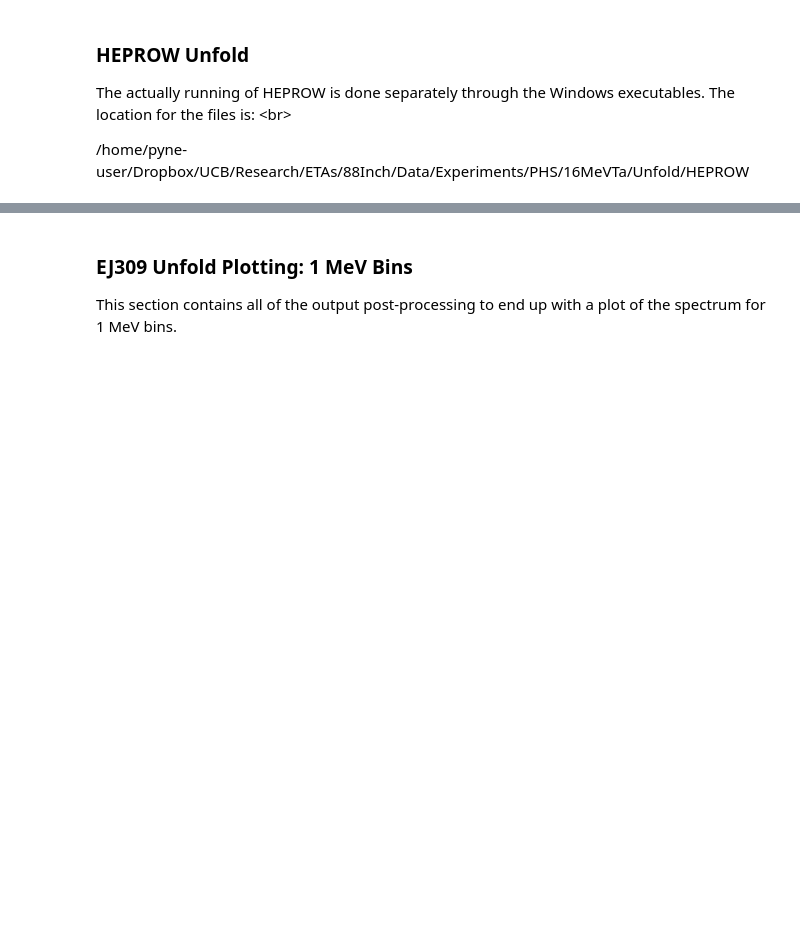
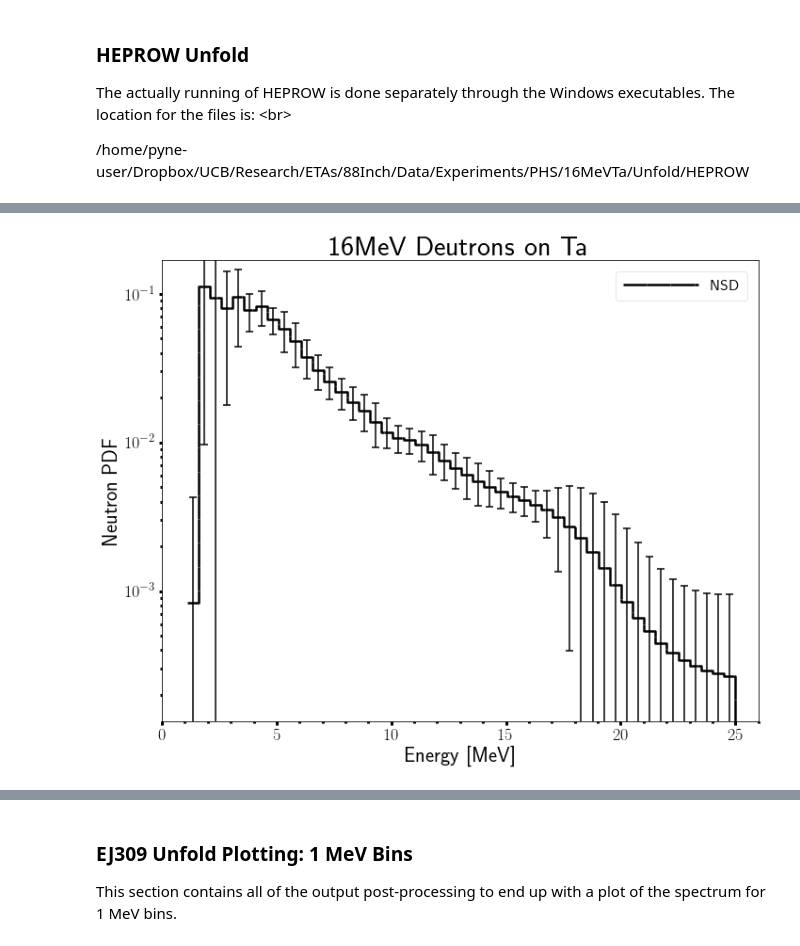
Before and after one commit to 2lambda123/88_Data, a Jupyter notebook: Experiments/PHS/16MeVTa/16MeVTa.ipynb, the cells around one changed output, grey strips where cells are left out. Drawn from its saved outputs; the diff is of its cells as text; code cells hidden in the pictures; blank space fills up the shorter version.

Commit message:
Added 0.5 MeV Unfold to the notebook

```diff
--- a/Experiments/PHS/16MeVTa/16MeVTa.ipynb
+++ b/Experiments/PHS/16MeVTa/16MeVTa.ipynb
@@ -1100,0 +1284,31 @@ For 1 MeV Mik file:
+# %%
+# Read in NSD Unfolding Algorithm,  calculate pdf and uncertainty, and normalize
+nsdData = pd.read_table(nsdPath+nsdName, delim_whitespace=True,
+                             names=['midE', 'absFlux','absSigma'])
+nsdData['pdfFlux']=normAUBC(nsdData['absFlux'])
+nsdData['pdfSigma'] = nsdData['absSigma']/nsdData['absFlux']*nsdData['pdfFlux']
+nsdData['normFlux'] = nsdData['absFlux'] / norm.currentIntegrator \
+                      / norm.solidAngle / (1-norm.deadTime)
+nsdData['normSigma'] = nsdData['absSigma']  / norm.currentIntegrator \
+                        / norm.solidAngle / (1-norm.deadTime)
+
+# Build pdf histogram object
+nsdHisto=Histogram()
+nsdHisto.build_histo(nsdData['midE'].tolist(),nsdData['pdfFlux'].tolist(),
+                    uncert=nsdData['pdfSigma'].tolist(), edgeLoc=nsdBinBounds, name='NSD')
+nsdHisto.plot(logY=True, title='16MeV Deutrons on Ta', xLabel='Energy [MeV]',
+                 yLabel='Neutron PDF')
+
+# Build norm histogram object
+nsdNormHisto = Histogram()
+nsdNormHisto.build_histo(nsdData['midE'].tolist(), nsdData['normFlux'].tolist(),
+                       uncert=nsdData['normSigma'].tolist(), edgeLoc=nsdBinBounds,
+                       name='NSD')
+
+# Build error histogram object
+nsdErrorHisto = Histogram()
+nsdErrorHisto.build_histo(nsdData['midE'].tolist(),
+                         nsdData['pdfSigma']/nsdData['pdfFlux'].tolist(),
+                         edgeLoc=heprowBinBounds, name='NSD Errors')
+# %% [output]
+[figure, added]
```
Also changed, not shown: parts of 18 cells of this notebook, 23 other files.
